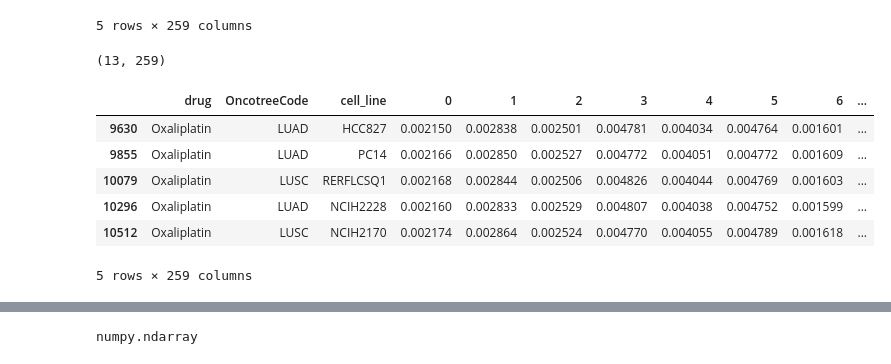
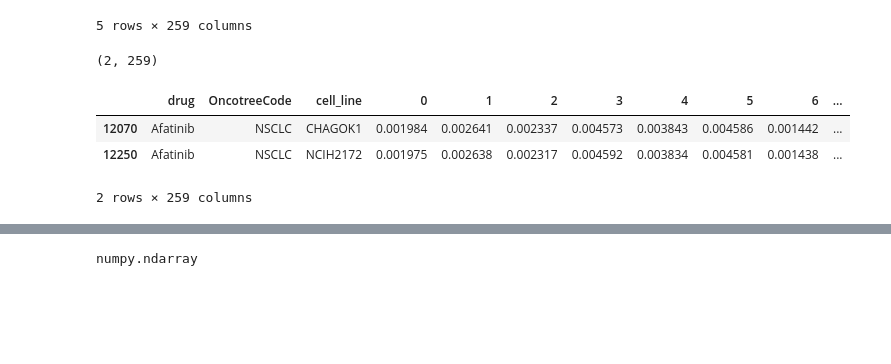
Before and after one commit to queryang/OmicsTransMCA, a Jupyter notebook: Figs/Fig2/Fig2d/靶向基因-药物权重分析.ipynb, the cells around one changed output, grey strips where cells are left out. Drawn from its saved outputs; the diff is of its cells as text; code cells hidden in the pictures; blank space fills up the shorter version.

```diff
--- a/Figs/Fig2/Fig2d/靶向基因-药物权重分析.ipynb
+++ b/Figs/Fig2/Fig2d/靶向基因-药物权重分析.ipynb
@@ -3,6 +3,11 @@ import pandas as pd
 import numpy as np
 import matplotlib.pyplot as plt
 plt.style.use('default')
+# %%
+# Axitinib Navitoclax Picolinici-acid Campthotecin BMS-754807 Afatinib Erlotinib
+# EGFR
+drug_name = 'Afatinib' # 靶向药物 EGFR
+target_pathway = ['nt06267 Small cell lung cancer.','nt06266 Non-small cell lung cancer.','nt06214 PI3K signaling.','nt06526 MAPK signaling.','nt06230 Cell cycle.','nt06530 PI3K signaling.']
 # %%
 dict = {
     "<PAD>": 0,"<UNK>": 1,"<START>": 2,"<STOP>": 3,"(": 4,")": 5,"1": 6,"2": 7,"3": 8,"4": 9,"5": 10,"6": 11,"7": 12,"8": 13,"9": 14,"%10": 15,"%11": 16,"%12": 17,"%13": 18,"%14": 19,"%15": 20,"%16": 21,"%17": 22,"%18": 23,"%19": 24,"%20": 25,"%21": 26,"%22": 27,"%23": 28,"%24": 29,"%25": 30,"%26": 31,"%27": 32,"%28": 33,"%29": 34,"O": 35,"N": 36,"=": 37,"C": 38," ": 39,"Cl": 40,".": 41,"[Pt]": 42,"F": 43,"S": 44,"#": 45,"I": 46,"[Pt+2]": 47,"[NH-]": 48,"[O-]": 49,"[N+]": 50,"B": 51,"P": 52,"Br": 53,"[S+]": 54,"[Br-]": 55
@@ -37,20 +42,18 @@ df_smiles_att.head()
 5 rows × 259 columns
 # %%
 # 筛选出药物是Oxaliplatin
-df_smiles_att_oxaliplatin = df_smiles_att[df_smiles_att['drug'] == 'Oxaliplatin']
+df_smiles_att_single_drug = df_smiles_att[df_smiles_att['drug'] == drug_name]
 # 筛选出cell_line = ['NCIH2172','CHAGOK1','LCLC103H','NCIH1299','NCIH2170','RERFLCSQ1','NCIH146','NCIH526','NCIH1963','LU135','PC14','HCC827','NCIH2228']
-cell_line = ['NCIH2172','CHAGOK1','LCLC103H','NCIH1299','NCIH2170','RERFLCSQ1','NCIH146','NCIH526','NCIH1963','LU135','PC14','HCC827','NCIH2228']
-df_smiles_att_oxaliplatin = df_smiles_att_oxaliplatin[df_smiles_att_oxaliplatin['cell_line'].isin(cell_line)]
-print(df_smiles_att_oxaliplatin.shape)
-df_smiles_att_oxaliplatin.head()
+#'NCIH2172','CHAGOK1'
+cell_line = ['NCIH2172','CHAGOK1']
+df_smiles_att_single_drug = df_smiles_att_single_drug[df_smiles_att_single_drug['cell_line'].isin(cell_line)]
+print(df_smiles_att_single_drug.shape)
+df_smiles_att_single_drug.head()
 # %% [output]
-(13, 259)
+(2, 259)
 |  | drug | OncotreeCode | cell_line | 0 | 1 | 2 | 3 | 4 | 5 | 6 | ... |
-| 9630 | Oxaliplatin | LUAD | HCC827 | 0.002150 | 0.002838 | 0.002501 | 0.004781 | 0.004034 | 0.004764 | 0.001601 | ... |
-| 9855 | Oxaliplatin | LUAD | PC14 | 0.002166 | 0.002850 | 0.002527 | 0.004772 | 0.004051 | 0.004772 | 0.001609 | ... |
-| 10079 | Oxaliplatin | LUSC | RERFLCSQ1 | 0.002168 | 0.002844 | 0.002506 | 0.004826 | 0.004044 | 0.004769 | 0.001603 | ... |
-| 10296 | Oxaliplatin | LUAD | NCIH2228 | 0.002160 | 0.002833 | 0.002529 | 0.004807 | 0.004038 | 0.004752 | 0.001599 | ... |
-| 10512 | Oxaliplatin | LUSC | NCIH2170 | 0.002174 | 0.002864 | 0.002524 | 0.004770 | 0.004055 | 0.004789 | 0.001618 | ... |
+| 12070 | Afatinib | NSCLC | CHAGOK1 | 0.001984 | 0.002641 | 0.002337 | 0.004573 | 0.003843 | 0.004586 | 0.001442 | ... |
+| 12250 | Afatinib | NSCLC | NCIH2172 | 0.001975 | 0.002638 | 0.002317 | 0.004592 | 0.003834 | 0.004581 | 0.001438 | ... |
-5 rows × 259 columns
+2 rows × 259 columns
 # %%
 # 将df_smiles_att_oxaliplatin从第四列开始的数据取均值
```
Also changed, not shown: parts of 23 cells of this notebook, 58 other files.
